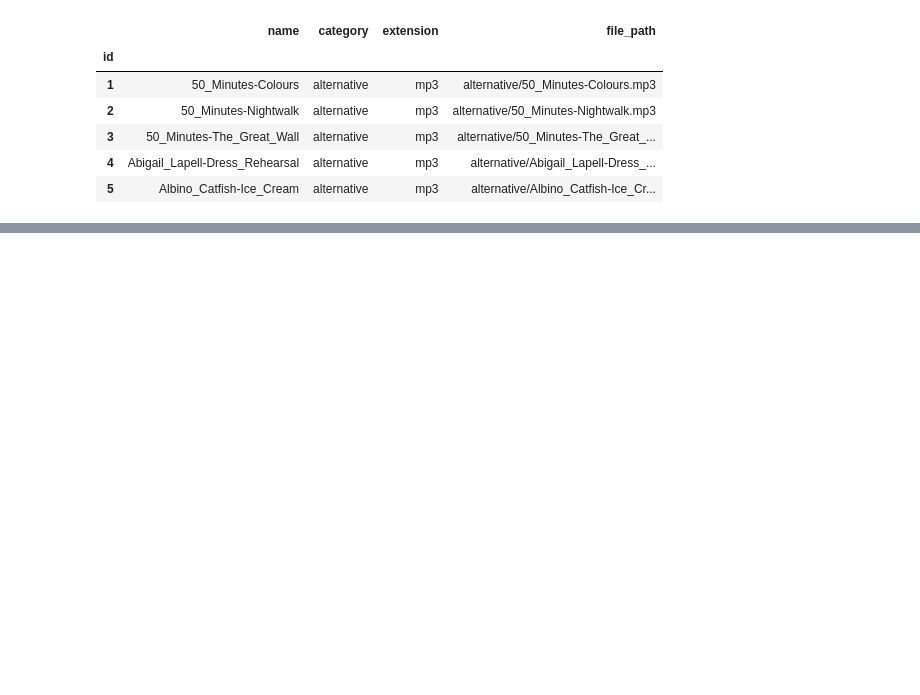
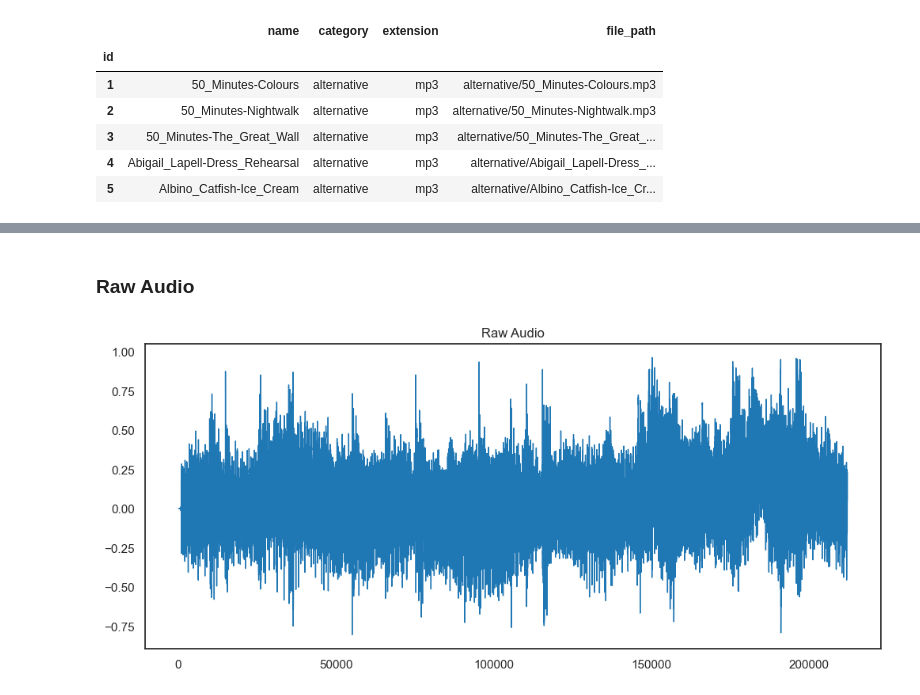
Before and after one commit to C7A7A/audio-analysis-postgres, a Jupyter notebook: analyse-audio.ipynb, the cells around one changed output, grey strips where cells are left out. Saved outputs shown, nothing was run; the diff lists cells and outputs as text; code cells hidden in the pictures; blank space fills up the shorter version.

Commit message:
analyse single file, get basic data, show plots

```diff
--- a/analyse-audio.ipynb
+++ b/analyse-audio.ipynb
@@ -17,4 +18,16 @@ df.head(5)
 # %%
+import matplotlib.pyplot as plt
+import seaborn as sns
+import librosa
+import librosa.display
+import IPython.display as ipd
+import numpy as np
+from itertools import cycle
+
+sns.set_theme(style="white", palette=None)
+color_pal = plt.rcParams["axes.prop_cycle"].by_key()["color"]
+color_cycle = cycle(plt.rcParams["axes.prop_cycle"].by_key()["color"])
+
 AUDIO_ID = 3
 # %%
 def get_audio(df, id):
@@ -28,3 +44,9 @@ audio = get_audio(df, AUDIO_ID)
 display_audio(audio)
 # %% [output]
 [interactive output not drawn]
+# %%
+def load_audio(df, id):
+    file_path = df.loc[id, 'file_path']
+    audio_path = f"{DATA_FOLDER}/{file_path}"
+
+    return librosa.load(audio_path)
@@ -30,0 +55,5 @@ display_audio(audio)
+# %%
+y, sr = load_audio(df, AUDIO_ID)
+print(f"audio data (first 20): {y[:20]}")
+print(f"audio data shape: {y.shape}")
+print(f"sample rate: {sr}")
@@ -30,0 +68,17 @@ display_audio(audio)
+# %% [markdown]
+### Raw Audio
+# %%
+def plot_raw_audio(y):
+    fig, ax = plt.subplots(figsize=(12, 5))
+    plot = pd.Series(y).plot(
+        ax=ax,
+        lw=1,
+        title="Raw Audio",
+        color=color_pal[0]
+    )
+    return fig, plot
+# %%
+figure, plot = plot_raw_audio(y)
+plt.show()
+# %% [output]
+[figure, added]
```
Also changed, not shown: parts of 36 cells of this notebook, 1 other file.
